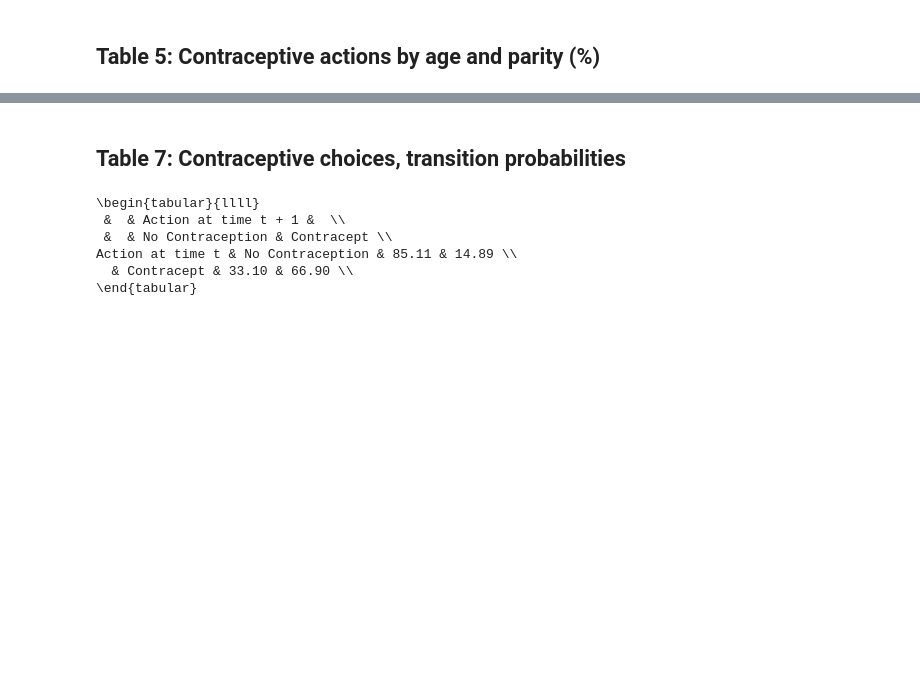
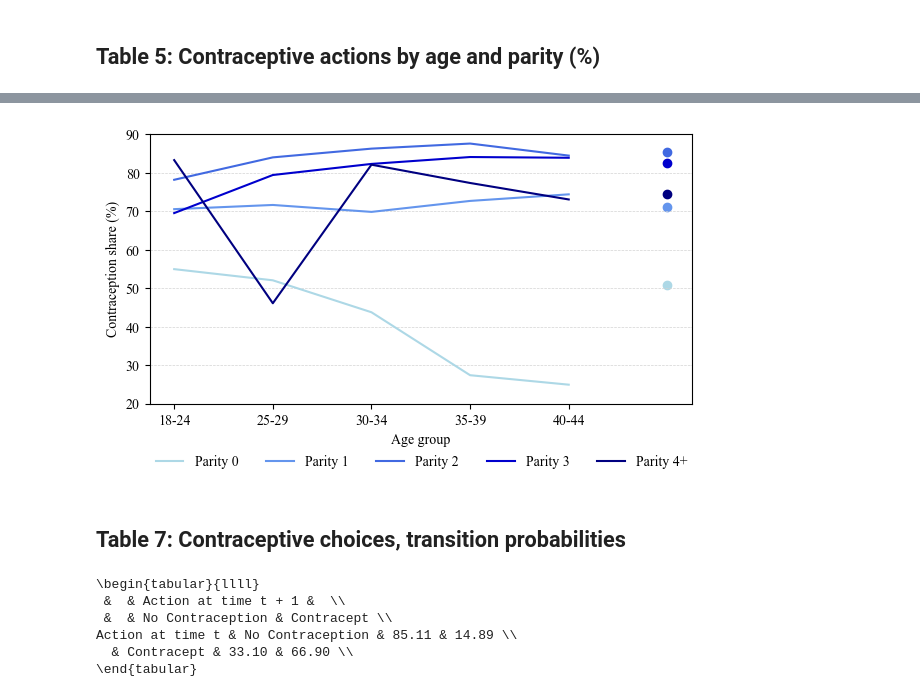
Before and after one commit to juliekrabek123/dynamic_cbjk, a Jupyter notebook: data.ipynb, the cells around one changed output, grey strips where cells are left out. Drawn from its saved outputs; the diff is of its cells as text; code cells hidden in the pictures; blank space fills up the shorter version.

```diff
--- a/data.ipynb
+++ b/data.ipynb
@@ -324,27 +422,43 @@ latex_table = formatted_table.style.hide(axis='index').to_latex(caption='Contrac
 # %%
 data_ca_final_0 = data_ca_final[data_ca_final['Parity'] == 0]
 data_ca_final_1 = data_ca_final[data_ca_final['Parity'] == 1]
 data_ca_final_2 = data_ca_final[data_ca_final['Parity'] == 2]
-data_ca_final_3 = data_ca_final[data_ca_final['Parity'] == '3+']
+data_ca_final_3 = data_ca_final[data_ca_final['Parity'] == 3]
+data_ca_final_4 = data_ca_final[data_ca_final['Parity'] == '4+']
+
+data_ca_final1_0 = data_ca_final1[data_ca_final1['Mean'] == 0]
+data_ca_final1_1 = data_ca_final1[data_ca_final1['Mean'] == 1]
+data_ca_final1_2 = data_ca_final1[data_ca_final1['Mean'] == 2]
+data_ca_final1_3 = data_ca_final1[data_ca_final1['Mean'] == 3]
+data_ca_final1_4 = data_ca_final1[data_ca_final1['Mean'] == '4+']
 
 plt.rcParams['font.family'] = 'Times New Roman'
 
 plt.figure(figsize=(7, 3.5))
 plt.plot(data_ca_final_0['Age Group'], data_ca_final_0['Contraception (%)'], label=f'Parity 0', color='lightblue')
-plt.plot(data_ca_final_1['Age Group'], data_ca_final_1['Contraception (%)'], label=f'Parity 1', color='royalblue')
-plt.plot(data_ca_final_2['Age Group'], data_ca_final_2['Contraception (%)'], label=f'Parity 2', color='mediumblue')
-plt.plot(data_ca_final_3['Age Group'], data_ca_final_3['Contraception (%)'], label=f'Parity 3+', color='navy')
+plt.plot(data_ca_final_1['Age Group'], data_ca_final_1['Contraception (%)'], label=f'Parity 1', color='cornflowerblue')
+plt.plot(data_ca_final_2['Age Group'], data_ca_final_2['Contraception (%)'], label=f'Parity 2', color='royalblue')
+plt.plot(data_ca_final_3['Age Group'], data_ca_final_3['Contraception (%)'], label=f'Parity 3', color='mediumblue')
+plt.plot(data_ca_final_4['Age Group'], data_ca_final_4['Contraception (%)'], label=f'Parity 4+', color='navy')
+
+plt.scatter(data_ca_final1_0['Yes'], data_ca_final1_0['Contraception (%)'], color='lightblue')
+plt.scatter(data_ca_final1_1['Yes'], data_ca_final1_1['Contraception (%)'], color='cornflowerblue')
+plt.scatter(data_ca_final1_2['Yes'], data_ca_final1_2['Contraception (%)'], color='royalblue')
+plt.scatter(data_ca_final1_3['Yes'], data_ca_final1_3['Contraception (%)'], color='mediumblue')
+plt.scatter(data_ca_final1_4['Yes'], data_ca_final1_4['Contraception (%)'], color='navy')
 
 plt.xlabel('Age group')
 plt.ylabel('Contraception share (%)')
-plt.legend(ncol = 4, loc=(0.08, -0.26), frameon=False)
+plt.legend(ncol = 5, loc=(0.001, -0.26), frameon=False)
 plt.ylim(20, 90)
 plt.yticks(np.arange(20, 91, 10))
 plt.grid(axis='y', c = 'lightgrey', linestyle='--', linewidth=0.5)
-# plt.show();
+plt.show();
 
-plt.savefig('Figure 1.png', format = 'png',  bbox_inches='tight')
-plt.close()
+# plt.savefig('Figure 1.png', format = 'png',  bbox_inches='tight')
+# plt.close()
+# %% [output]
+[figure, added]
 # %% [markdown]
 ## Table 7: Contraceptive choices, transition probabilities
 # %%
```
Also changed, not shown: parts of 8 cells of this notebook, 2 other files.
